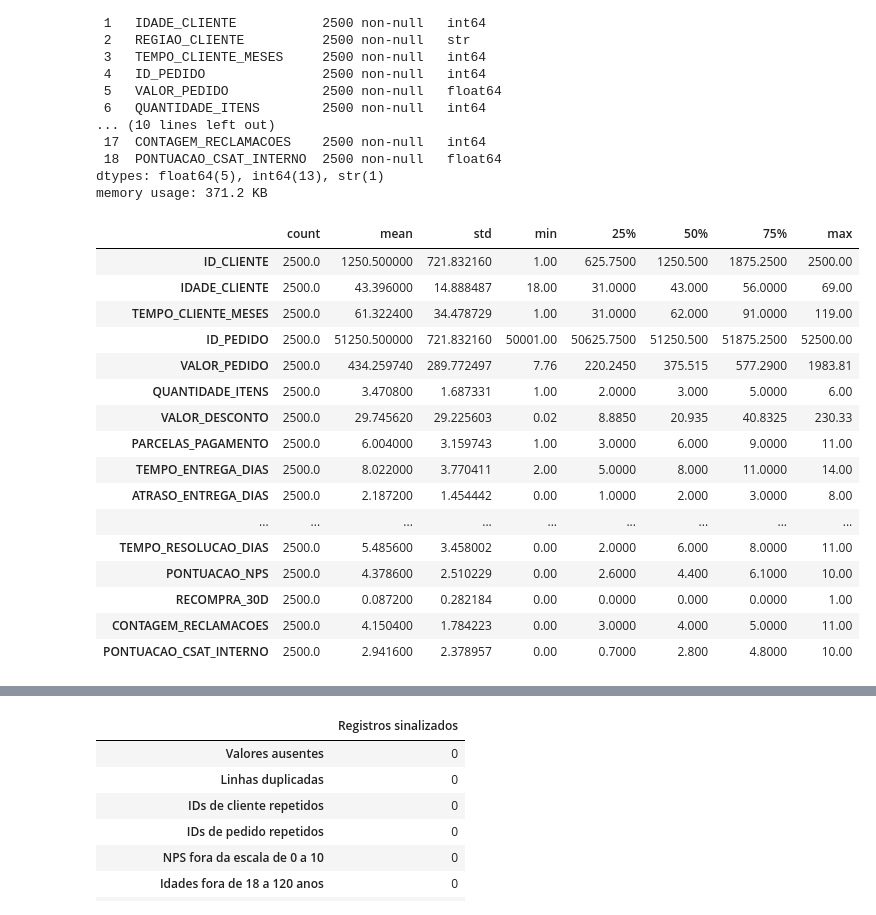
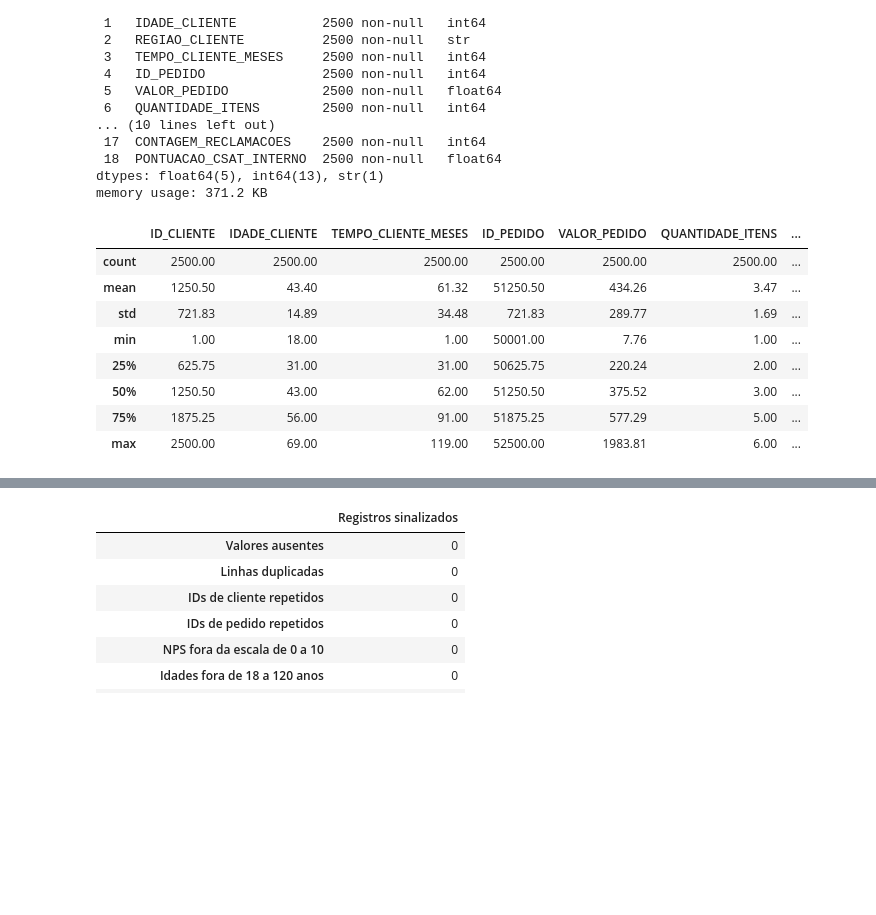
Before and after one commit to Caetanodassis/tech-challenge-fase1-nps-preditivo, a Jupyter notebook: notebooks/01_eda_negocio.ipynb, the cells around one changed output, grey strips where cells are left out. Cells and saved outputs as stored; diff of their text form; code cells hidden in the pictures; blank space fills up the shorter version.

```diff
--- a/notebooks/01_eda_negocio.ipynb
+++ b/notebooks/01_eda_negocio.ipynb
@@ -16,5 +89,5 @@ from scipy.stats import kruskal, spearmanr
 # %%
-df = pd.read_csv('../data/desafio_nps_fase_1.csv', sep=',')
+df = pd.read_csv(RAIZ_PROJETO / 'data' / NOME_ARQUIVO_DADOS, sep=',')
 df.head()
 # %% [output]
 |  | customer_id | customer_age | customer_region | customer_tenure_months | order_id | order_value | ... |
@@ -79,22 +151,14 @@ Data columns (total 19 columns):
 dtypes: float64(5), int64(13), str(1)
 memory usage: 371.2 KB
 # %%
-df_colunas_renomeadas.describe().T
+df_colunas_renomeadas.describe().round(2)
 # %% [output]
-|  | count | mean | std | min | 25% | 50% | 75% | max |
-| ID_CLIENTE | 2500.0 | 1250.500000 | 721.832160 | 1.00 | 625.7500 | 1250.500 | 1875.2500 | 2500.00 |
-| IDADE_CLIENTE | 2500.0 | 43.396000 | 14.888487 | 18.00 | 31.0000 | 43.000 | 56.0000 | 69.00 |
-| TEMPO_CLIENTE_MESES | 2500.0 | 61.322400 | 34.478729 | 1.00 | 31.0000 | 62.000 | 91.0000 | 119.00 |
-| ID_PEDIDO | 2500.0 | 51250.500000 | 721.832160 | 50001.00 | 50625.7500 | 51250.500 | 51875.2500 | 52500.00 |
-| VALOR_PEDIDO | 2500.0 | 434.259740 | 289.772497 | 7.76 | 220.2450 | 375.515 | 577.2900 | 1983.81 |
-| QUANTIDADE_ITENS | 2500.0 | 3.470800 | 1.687331 | 1.00 | 2.0000 | 3.000 | 5.0000 | 6.00 |
-| VALOR_DESCONTO | 2500.0 | 29.745620 | 29.225603 | 0.02 | 8.8850 | 20.935 | 40.8325 | 230.33 |
-| PARCELAS_PAGAMENTO | 2500.0 | 6.004000 | 3.159743 | 1.00 | 3.0000 | 6.000 | 9.0000 | 11.00 |
-| TEMPO_ENTREGA_DIAS | 2500.0 | 8.022000 | 3.770411 | 2.00 | 5.0000 | 8.000 | 11.0000 | 14.00 |
-| ATRASO_ENTREGA_DIAS | 2500.0 | 2.187200 | 1.454442 | 0.00 | 1.0000 | 2.000 | 3.0000 | 8.00 |
-| ... | ... | ... | ... | ... | ... | ... | ... | ... |
-| TEMPO_RESOLUCAO_DIAS | 2500.0 | 5.485600 | 3.458002 | 0.00 | 2.0000 | 6.000 | 8.0000 | 11.00 |
-| PONTUACAO_NPS | 2500.0 | 4.378600 | 2.510229 | 0.00 | 2.6000 | 4.400 | 6.1000 | 10.00 |
-| RECOMPRA_30D | 2500.0 | 0.087200 | 0.282184 | 0.00 | 0.0000 | 0.000 | 0.0000 | 1.00 |
-| CONTAGEM_RECLAMACOES | 2500.0 | 4.150400 | 1.784223 | 0.00 | 3.0000 | 4.000 | 5.0000 | 11.00 |
-| PONTUACAO_CSAT_INTERNO | 2500.0 | 2.941600 | 2.378957 | 0.00 | 0.7000 | 2.800 | 4.8000 | 10.00 |
+|  | ID_CLIENTE | IDADE_CLIENTE | TEMPO_CLIENTE_MESES | ID_PEDIDO | VALOR_PEDIDO | QUANTIDADE_ITENS | ... |
+| count | 2500.00 | 2500.00 | 2500.00 | 2500.00 | 2500.00 | 2500.00 | ... |
+| mean | 1250.50 | 43.40 | 61.32 | 51250.50 | 434.26 | 3.47 | ... |
+| std | 721.83 | 14.89 | 34.48 | 721.83 | 289.77 | 1.69 | ... |
+| min | 1.00 | 18.00 | 1.00 | 50001.00 | 7.76 | 1.00 | ... |
+| 25% | 625.75 | 31.00 | 31.00 | 50625.75 | 220.24 | 2.00 | ... |
+| 50% | 1250.50 | 43.00 | 62.00 | 51250.50 | 375.52 | 3.00 | ... |
+| 75% | 1875.25 | 56.00 | 91.00 | 51875.25 | 577.29 | 5.00 | ... |
+| max | 2500.00 | 69.00 | 119.00 | 52500.00 | 1983.81 | 6.00 | ... |
```
Also changed, not shown: parts of 93 cells of this notebook, 12 other files.
